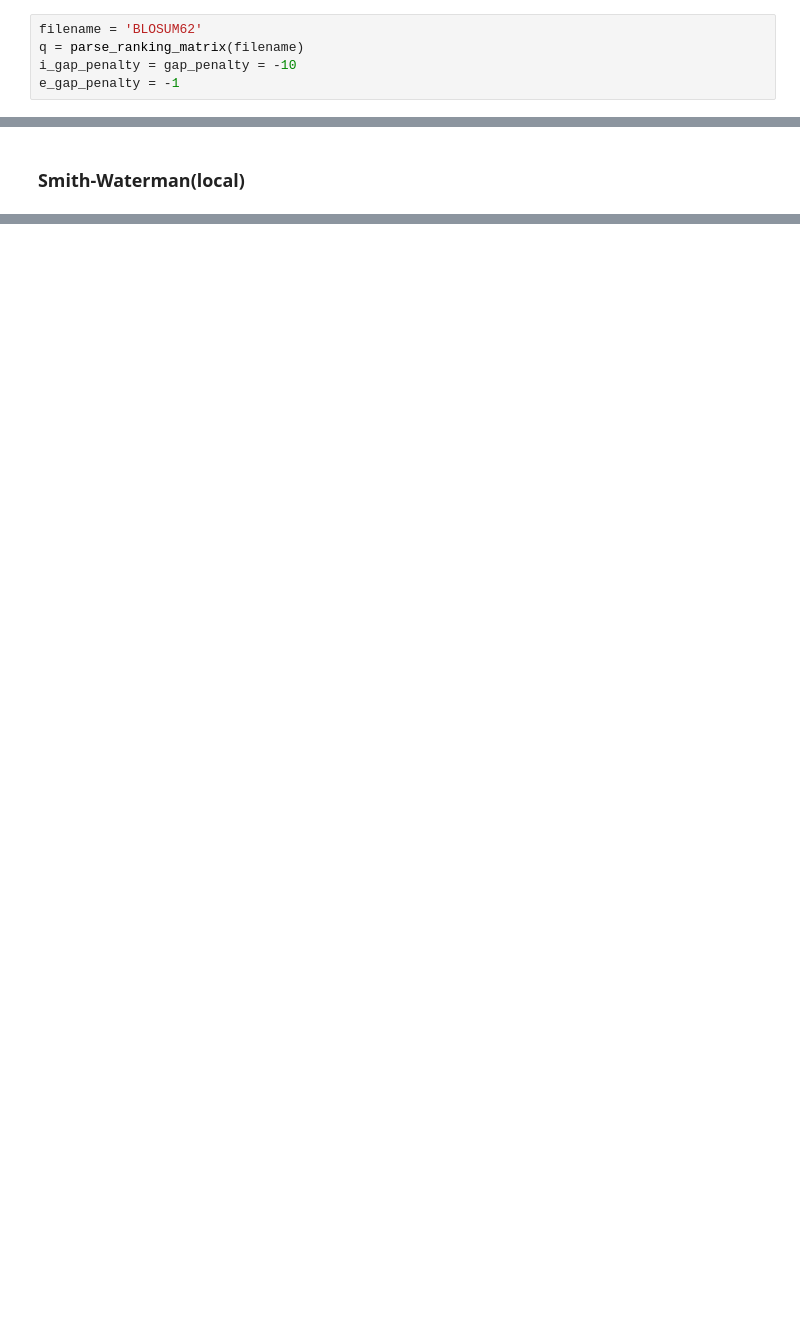
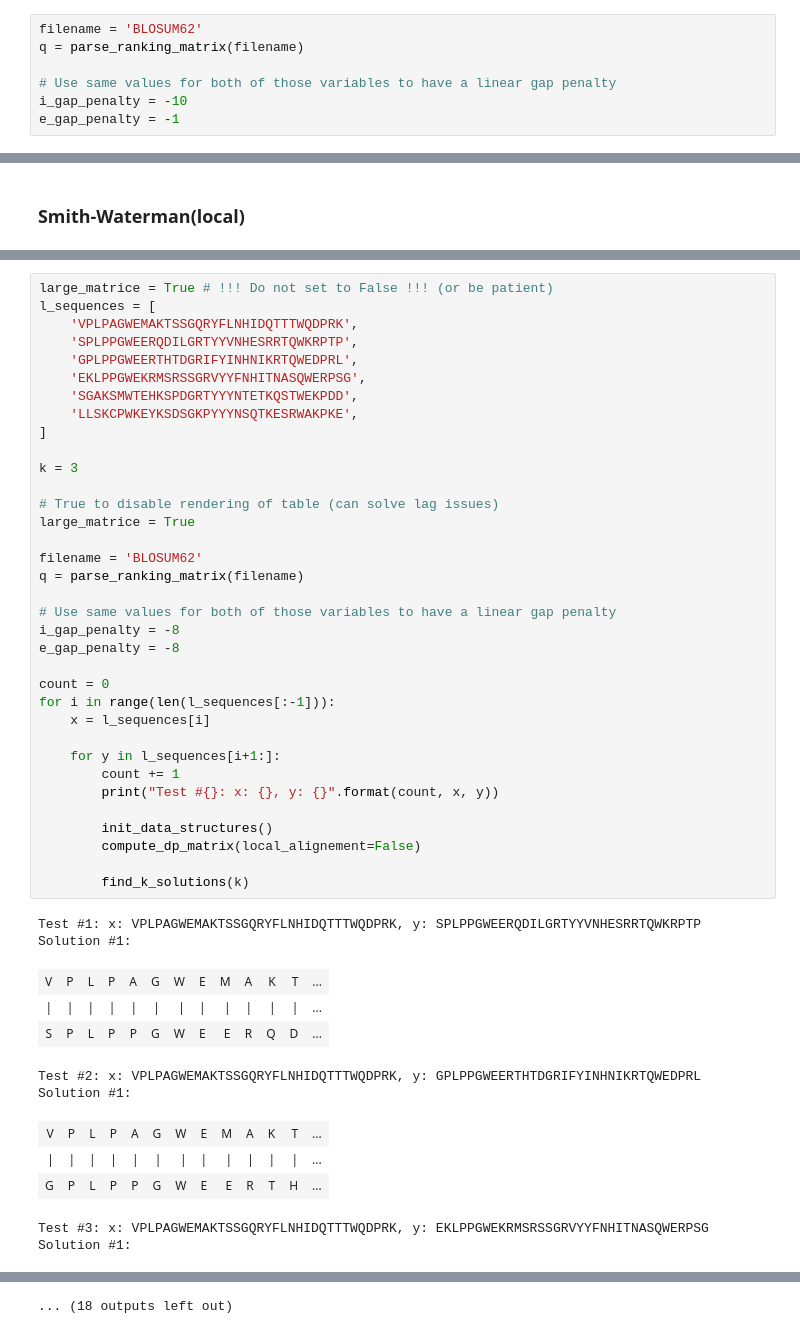
Before and after one commit to T4g1/bioinfo, a Jupyter notebook: Sequence Alignement and Detecting Motifs.ipynb, the cells around one changed output, grey strips where cells are left out. Drawn from its saved outputs; the diff is of its cells as text; blank space fills up the shorter version.

```diff
--- a/Sequence Alignement and Detecting Motifs.ipynb
+++ b/Sequence Alignement and Detecting Motifs.ipynb
@@ -189,5 +187,7 @@ Then, we need to load a ranking matrix and sepcify a gap penalty value
 # %%
 filename = 'BLOSUM62'
 q = parse_ranking_matrix(filename)
-i_gap_penalty = gap_penalty = -10
+
+# Use same values for both of those variables to have a linear gap penalty
+i_gap_penalty = -10
 e_gap_penalty = -1
@@ -325,0 +411,48 @@ Solution #1:
+# %%
+large_matrice = True # !!! Do not set to False !!! (or be patient)
+l_sequences = [
+    'VPLPAGWEMAKTSSGQRYFLNHIDQTTTWQDPRK',
+    'SPLPPGWEERQDILGRTYYVNHESRRTQWKRPTP',
+    'GPLPPGWEERTHTDGRIFYINHNIKRTQWEDPRL',
+    'EKLPPGWEKRMSRSSGRVYYFNHITNASQWERPSG',
+    'SGAKSMWTEHKSPDGRTYYYNTETKQSTWEKPDD',
+    'LLSKCPWKEYKSDSGKPYYYNSQTKESRWAKPKE',
+]
+
+k = 3
+
+# True to disable rendering of table (can solve lag issues)
+large_matrice = True
+
+filename = 'BLOSUM62'
+q = parse_ranking_matrix(filename)
+
+# Use same values for both of those variables to have a linear gap penalty
+i_gap_penalty = -8
+e_gap_penalty = -8
+
+count = 0
+for i in range(len(l_sequences[:-1])):
+    x = l_sequences[i]
+
+    for y in l_sequences[i+1:]:
+        count += 1
+        print("Test #{}: x: {}, y: {}".format(count, x, y))
+
+        init_data_structures()
+        compute_dp_matrix(local_alignement=False)
+
+        find_k_solutions(k)
+# %% [output]
+Test #1: x: VPLPAGWEMAKTSSGQRYFLNHIDQTTTWQDPRK, y: SPLPPGWEERQDILGRTYYVNHESRRTQWKRPTP
+Solution #1:
+| V | P | L | P | A | G | W | E | M | A | K | T | ... |
+| | | | | | | | | | | | | | | | | | | | | | | | | ... |
+| S | P | L | P | P | G | W | E | E | R | Q | D | ... |
+Test #2: x: VPLPAGWEMAKTSSGQRYFLNHIDQTTTWQDPRK, y: GPLPPGWEERTHTDGRIFYINHNIKRTQWEDPRL
+Solution #1:
+| V | P | L | P | A | G | W | E | M | A | K | T | ... |
+| | | | | | | | | | | | | | | | | | | | | | | | | ... |
+| G | P | L | P | P | G | W | E | E | R | T | H | ... |
+Test #3: x: VPLPAGWEMAKTSSGQRYFLNHIDQTTTWQDPRK, y: EKLPPGWEKRMSRSSGRVYYFNHITNASQWERPSG
+Solution #1:
@@ -325,0 +477 @@ Solution #1:
+... (18 outputs left out)
```
Also changed, not shown: parts of 12 cells of this notebook.
